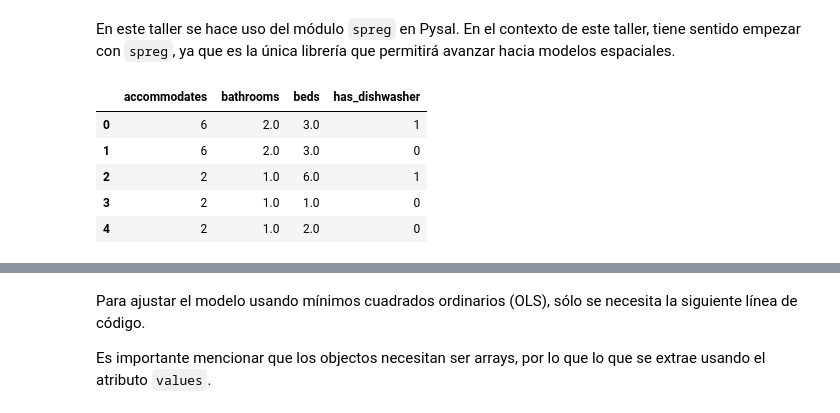
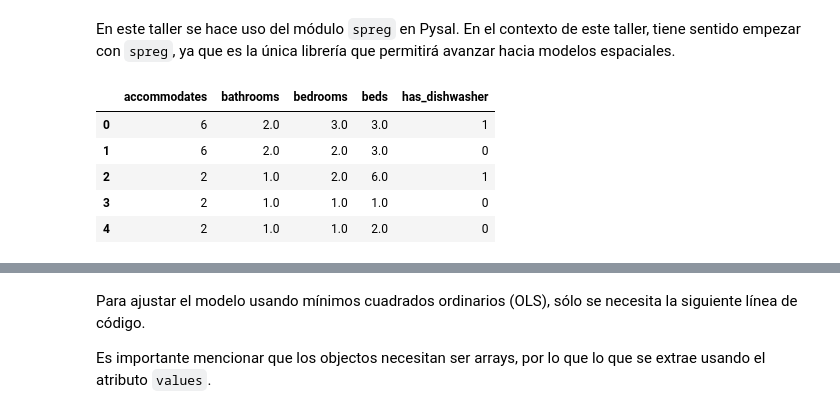
Before and after one commit to douglascarmona/spatial_statistics_course, a Jupyter notebook: classes/regression/airbnb.ipynb, the cells around one changed output, grey strips where cells are left out. Saved outputs shown, nothing was run; the diff lists cells and outputs as text; code cells hidden in the pictures.

```diff
--- a/classes/regression/airbnb.ipynb
+++ b/classes/regression/airbnb.ipynb
@@ -250,7 +251,7 @@ plt.show()
 # %%
 listings = listings.dropna()
 
-listings = listings[(listings["bathrooms"] >= 1)&(listings["beds"] >= 1)]
+listings = listings[(listings["bathrooms"] >= 1)&(listings["bedrooms"] >= 1)&(listings["beds"] >= 1)]
 # %% [markdown]
 #### Filtrar vecindarios con pocas observaciones
 
@@ -297,20 +300,21 @@ from pysal.model import spreg
 # %%
 variables = [
     "accommodates",
     "bathrooms",
+    "bedrooms",
     "beds",
     # Binary variables, 1 True, 0 False
     "has_dishwasher",
 ]
 
 y = listings["log_price"]
 
 X = listings[variables]
 X.head()
 # %% [output]
-|  | accommodates | bathrooms | beds | has_dishwasher |
-| 0 | 6 | 2.0 | 3.0 | 1 |
-| 1 | 6 | 2.0 | 3.0 | 0 |
-| 2 | 2 | 1.0 | 6.0 | 1 |
-| 3 | 2 | 1.0 | 1.0 | 0 |
-| 4 | 2 | 1.0 | 2.0 | 0 |
+|  | accommodates | bathrooms | bedrooms | beds | has_dishwasher |
+| 0 | 6 | 2.0 | 3.0 | 3.0 | 1 |
+| 1 | 6 | 2.0 | 2.0 | 3.0 | 0 |
+| 2 | 2 | 1.0 | 2.0 | 6.0 | 1 |
+| 3 | 2 | 1.0 | 1.0 | 1.0 | 0 |
+| 4 | 2 | 1.0 | 1.0 | 2.0 | 0 |
```
Also changed, not shown: parts of 8 cells of this notebook.
